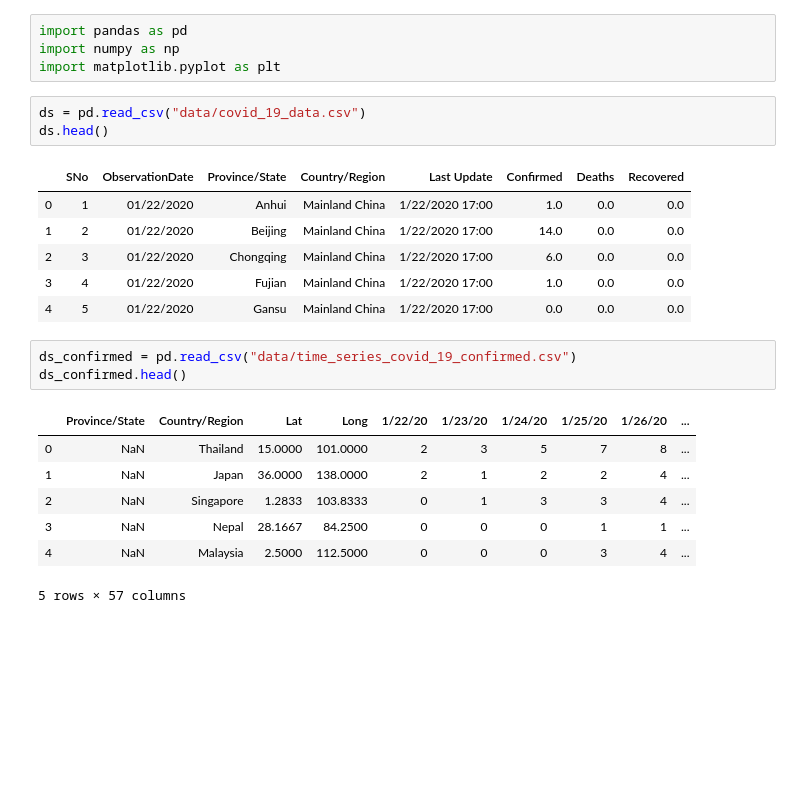
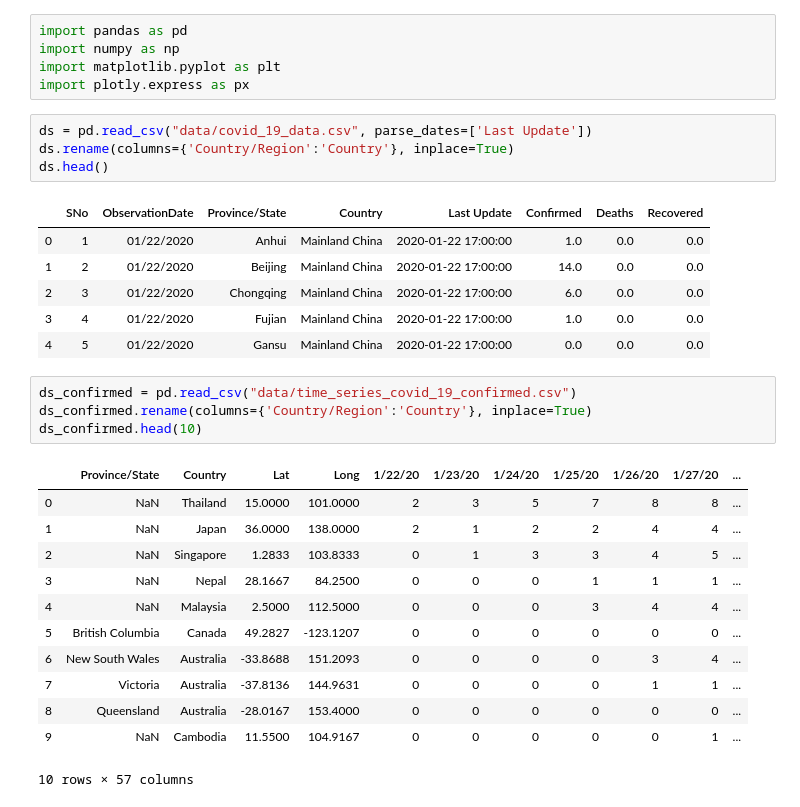
Before and after one commit to raktim314/novel-corona-virus-outbreak-prediction, a Jupyter notebook: Corona-virus-outbreak-prediction.ipynb, the cells around one changed output. Cells and saved outputs as stored; diff of their text form; blank space fills up the shorter version.

```diff
--- a/Corona-virus-outbreak-prediction.ipynb
+++ b/Corona-virus-outbreak-prediction.ipynb
@@ -2,24 +2,32 @@
 import pandas as pd
 import numpy as np
 import matplotlib.pyplot as plt
+import plotly.express as px
 # %%
-ds = pd.read_csv("data/covid_19_data.csv")
+ds = pd.read_csv("data/covid_19_data.csv", parse_dates=['Last Update'])
+ds.rename(columns={'Country/Region':'Country'}, inplace=True)
 ds.head()
 # %% [output]
-|  | SNo | ObservationDate | Province/State | Country/Region | Last Update | Confirmed | Deaths | Recovered |
-| 0 | 1 | 01/22/2020 | Anhui | Mainland China | 1/22/2020 17:00 | 1.0 | 0.0 | 0.0 |
-| 1 | 2 | 01/22/2020 | Beijing | Mainland China | 1/22/2020 17:00 | 14.0 | 0.0 | 0.0 |
-| 2 | 3 | 01/22/2020 | Chongqing | Mainland China | 1/22/2020 17:00 | 6.0 | 0.0 | 0.0 |
-| 3 | 4 | 01/22/2020 | Fujian | Mainland China | 1/22/2020 17:00 | 1.0 | 0.0 | 0.0 |
-| 4 | 5 | 01/22/2020 | Gansu | Mainland China | 1/22/2020 17:00 | 0.0 | 0.0 | 0.0 |
+|  | SNo | ObservationDate | Province/State | Country | Last Update | Confirmed | Deaths | Recovered |
+| 0 | 1 | 01/22/2020 | Anhui | Mainland China | 2020-01-22 17:00:00 | 1.0 | 0.0 | 0.0 |
+| 1 | 2 | 01/22/2020 | Beijing | Mainland China | 2020-01-22 17:00:00 | 14.0 | 0.0 | 0.0 |
+| 2 | 3 | 01/22/2020 | Chongqing | Mainland China | 2020-01-22 17:00:00 | 6.0 | 0.0 | 0.0 |
+| 3 | 4 | 01/22/2020 | Fujian | Mainland China | 2020-01-22 17:00:00 | 1.0 | 0.0 | 0.0 |
+| 4 | 5 | 01/22/2020 | Gansu | Mainland China | 2020-01-22 17:00:00 | 0.0 | 0.0 | 0.0 |
 # %%
 ds_confirmed = pd.read_csv("data/time_series_covid_19_confirmed.csv")
-ds_confirmed.head()
+ds_confirmed.rename(columns={'Country/Region':'Country'}, inplace=True)
+ds_confirmed.head(10)
 # %% [output]
-|  | Province/State | Country/Region | Lat | Long | 1/22/20 | 1/23/20 | 1/24/20 | 1/25/20 | 1/26/20 | ... |
-| 0 | NaN | Thailand | 15.0000 | 101.0000 | 2 | 3 | 5 | 7 | 8 | ... |
-| 1 | NaN | Japan | 36.0000 | 138.0000 | 2 | 1 | 2 | 2 | 4 | ... |
-| 2 | NaN | Singapore | 1.2833 | 103.8333 | 0 | 1 | 3 | 3 | 4 | ... |
-| 3 | NaN | Nepal | 28.1667 | 84.2500 | 0 | 0 | 0 | 1 | 1 | ... |
-| 4 | NaN | Malaysia | 2.5000 | 112.5000 | 0 | 0 | 0 | 3 | 4 | ... |
+|  | Province/State | Country | Lat | Long | 1/22/20 | 1/23/20 | 1/24/20 | 1/25/20 | 1/26/20 | 1/27/20 | ... |
+| 0 | NaN | Thailand | 15.0000 | 101.0000 | 2 | 3 | 5 | 7 | 8 | 8 | ... |
+| 1 | NaN | Japan | 36.0000 | 138.0000 | 2 | 1 | 2 | 2 | 4 | 4 | ... |
+| 2 | NaN | Singapore | 1.2833 | 103.8333 | 0 | 1 | 3 | 3 | 4 | 5 | ... |
+| 3 | NaN | Nepal | 28.1667 | 84.2500 | 0 | 0 | 0 | 1 | 1 | 1 | ... |
+| 4 | NaN | Malaysia | 2.5000 | 112.5000 | 0 | 0 | 0 | 3 | 4 | 4 | ... |
+| 5 | British Columbia | Canada | 49.2827 | -123.1207 | 0 | 0 | 0 | 0 | 0 | 0 | ... |
+| 6 | New South Wales | Australia | -33.8688 | 151.2093 | 0 | 0 | 0 | 0 | 3 | 4 | ... |
+| 7 | Victoria | Australia | -37.8136 | 144.9631 | 0 | 0 | 0 | 0 | 1 | 1 | ... |
+| 8 | Queensland | Australia | -28.0167 | 153.4000 | 0 | 0 | 0 | 0 | 0 | 0 | ... |
+| 9 | NaN | Cambodia | 11.5500 | 104.9167 | 0 | 0 | 0 | 0 | 0 | 1 | ... |
-5 rows × 57 columns
+10 rows × 57 columns
```
Also changed, not shown: parts of 23 cells of this notebook.
